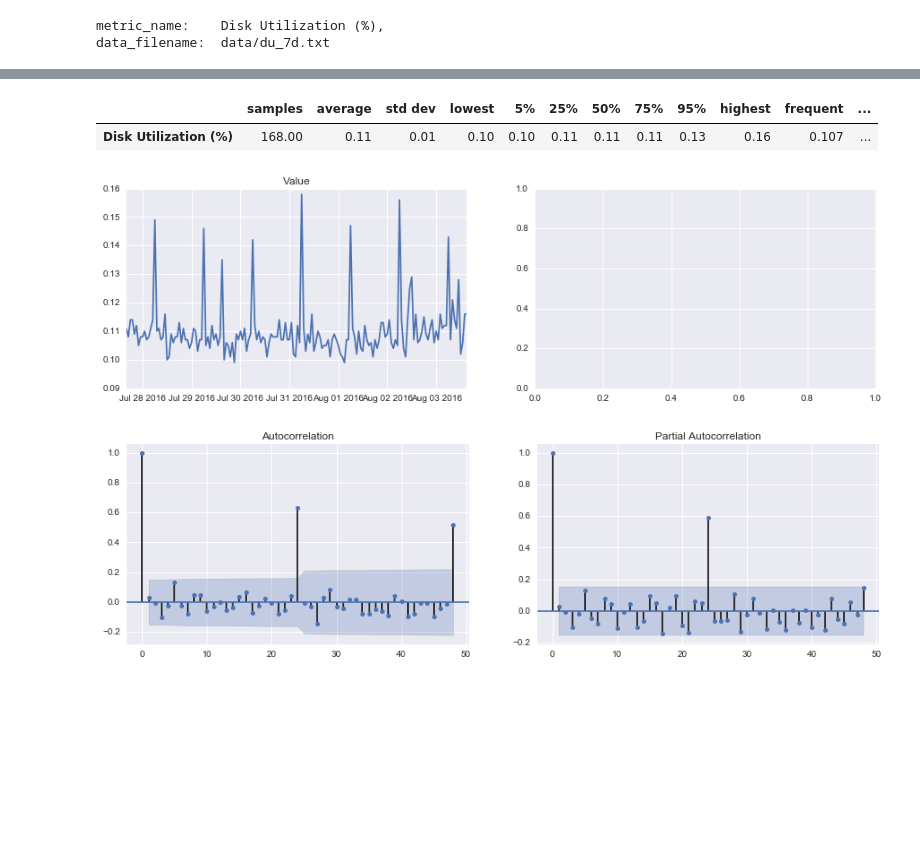
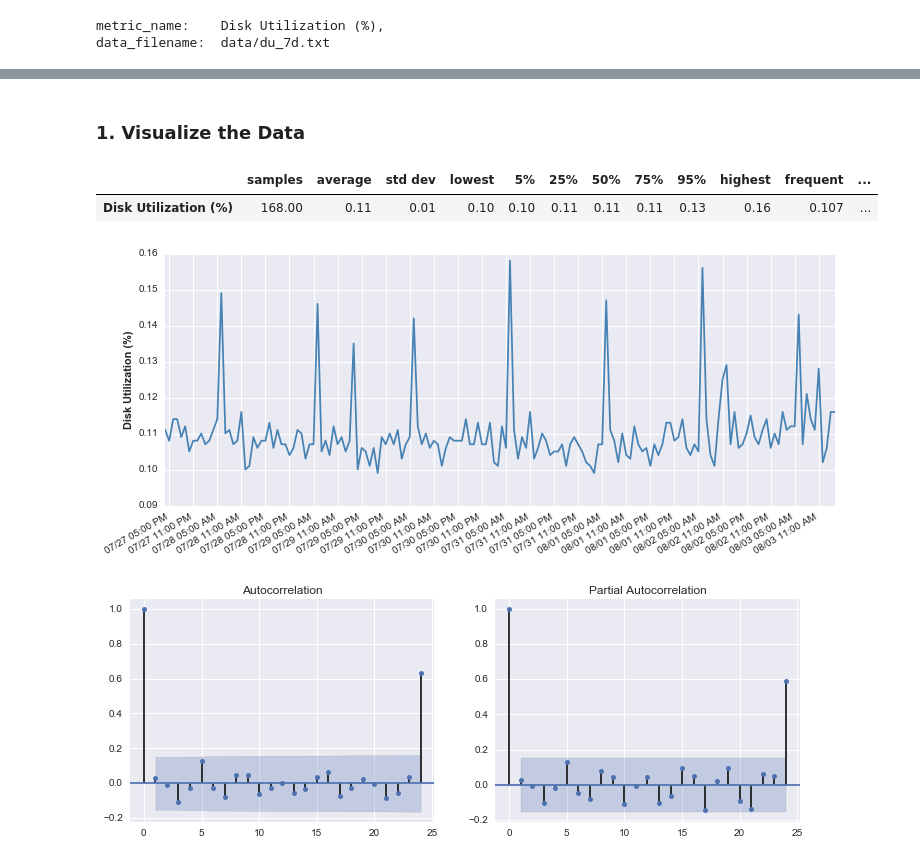
Before and after one commit to dcurrents/qresearch, a Jupyter notebook: research-metric-pred.ipynb, the cells around one changed output, grey strips where cells are left out. Cells and saved outputs as stored; diff of their text form; code cells hidden in the pictures; blank space fills up the shorter version.

```diff
--- a/research-metric-pred.ipynb
+++ b/research-metric-pred.ipynb
@@ -101,3 +154,5 @@ data_filename:  data/du_7d.txt
+# %% [markdown]
+### 1. Visualize the Data
 # %%
 # Load data
 df1 = read_metric_data(metric_name, csv_name)
@@ -110,17 +165,13 @@ summary.T
 |  | samples | average | std dev | lowest | 5% | 25% | 50% | 75% | 95% | highest | frequent | ... |
 | Disk Utilization (%) | 168.00 | 0.11 | 0.01 | 0.10 | 0.10 | 0.11 | 0.11 | 0.11 | 0.13 | 0.16 | 0.107 | ... |
 # %%
-# Graph data
-fig, axes = plt.subplots(1, 2, figsize=(15,4))
+# Graph line plot
+create_line_plot(metric_name, df1.value)
 
-# Levels
-axes[0].plot(df1.index, df1.value)
-axes[0].set(title='Value')
-
-# Graph data
-fig, axes = plt.subplots(1, 2, figsize=(15,4))
-fig = sm.graphics.tsa.plot_acf(df1.ix[1:, 'value'], lags=48, ax=axes[0])
-fig = sm.graphics.tsa.plot_pacf(df1.ix[1:, 'value'], lags=48, ax=axes[1])
+# Graph ACF & PACF
+fig, axes = plt.subplots(1, 2, figsize=(12,4))
+fig = sm.graphics.tsa.plot_acf(df1.ix[1:, 'value'], lags=24, ax=axes[0])
+fig = sm.graphics.tsa.plot_pacf(df1.ix[1:, 'value'], lags=24, ax=axes[1])
 # %% [output]
-[figure, old version]
+[figure, new version]
-[figure, old version]
+[figure, new version]
```
Also changed, not shown: parts of 18 cells of this notebook, 2 other files.
